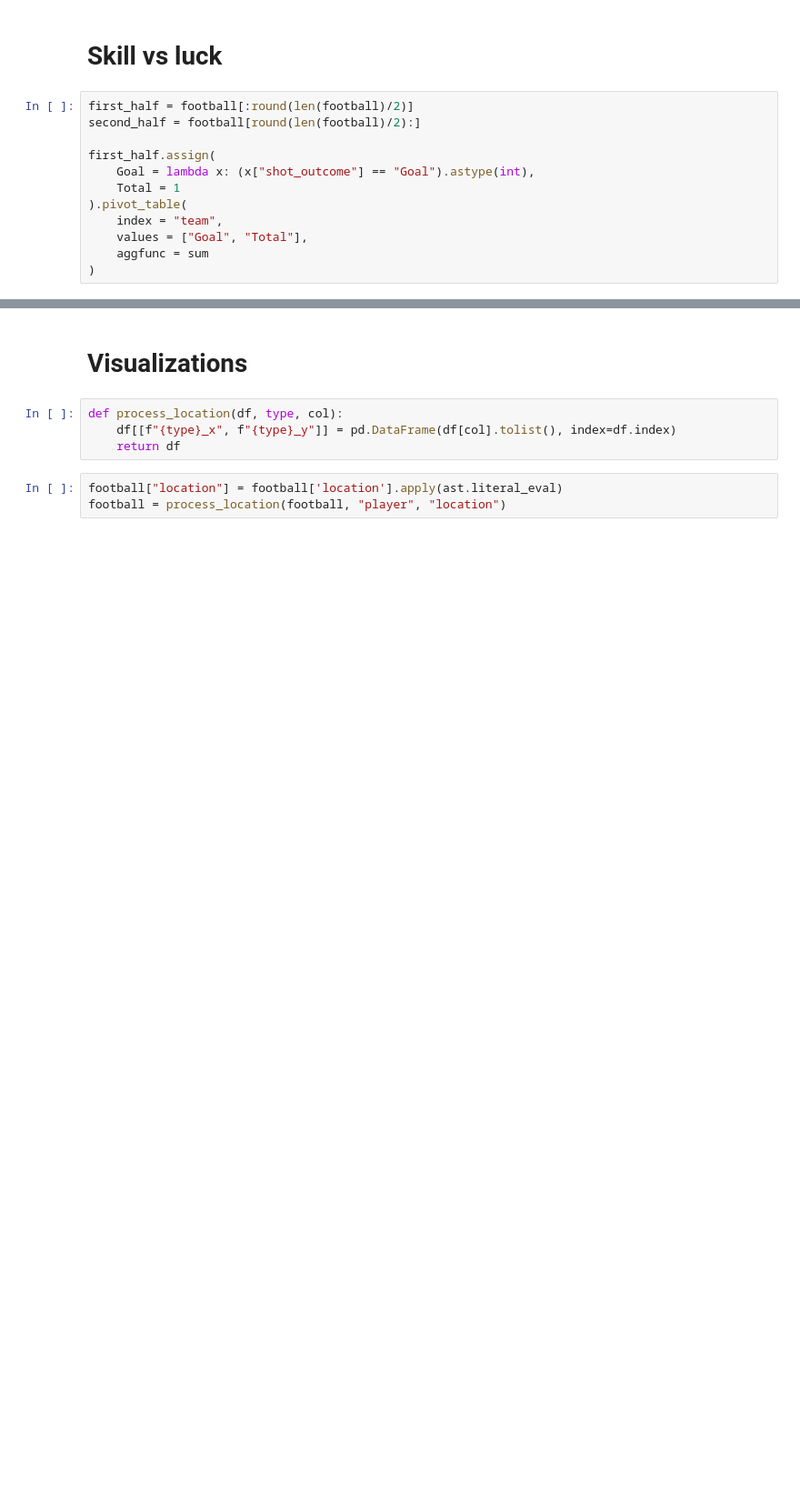
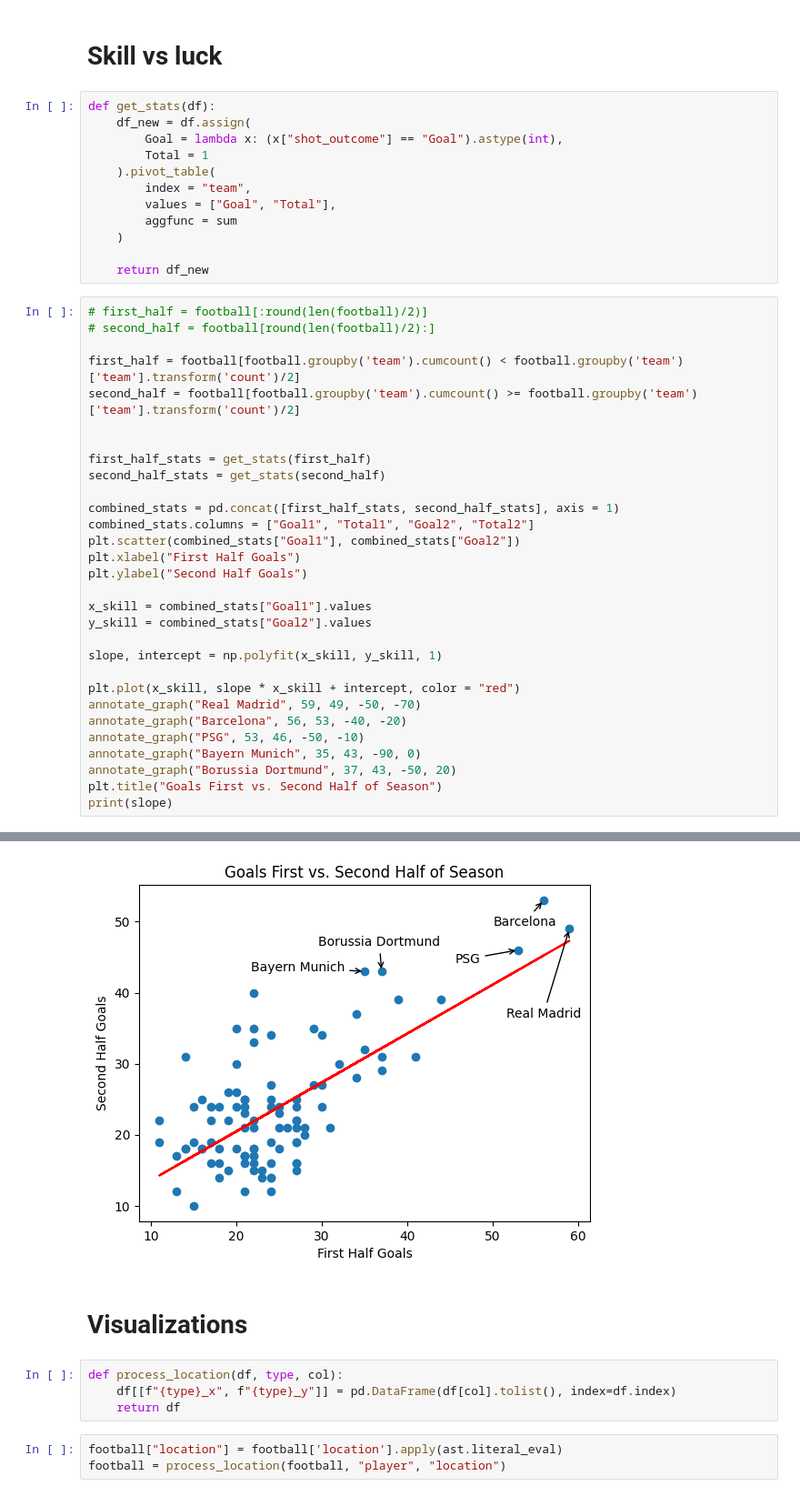
Before and after one commit to kaspar-soukup/expected_goals, a Jupyter notebook: Expected-Goals/notebooks/EDA.ipynb, the cells around one changed output, grey strips where cells are left out. Shown at 91% size. Cells and saved outputs as stored; diff of their text form; blank space fills up the shorter version.

```diff
--- a/Expected-Goals/notebooks/EDA.ipynb
+++ b/Expected-Goals/notebooks/EDA.ipynb
@@ -236,15 +295,45 @@ plt.show()
 # %% [markdown]
 # Skill vs luck
+# %%
+def get_stats(df):
+    df_new = df.assign(
+        Goal = lambda x: (x["shot_outcome"] == "Goal").astype(int),
+        Total = 1
+    ).pivot_table(
+        index = "team",
+        values = ["Goal", "Total"],
+        aggfunc = sum
+    )
+
+    return df_new
 # %%
-first_half = football[:round(len(football)/2)]
-second_half = football[round(len(football)/2):]
+# first_half = football[:round(len(football)/2)]
+# second_half = football[round(len(football)/2):]
 
-first_half.assign(
-    Goal = lambda x: (x["shot_outcome"] == "Goal").astype(int),
-    Total = 1
-).pivot_table(
-    index = "team",
-    values = ["Goal", "Total"],
-    aggfunc = sum
-)
+first_half = football[football.groupby('team').cumcount() < football.groupby('team')['team'].transform('count')/2]
+second_half = football[football.groupby('team').cumcount() >= football.groupby('team')['team'].transform('count')/2]
+
+
+first_half_stats = get_stats(first_half)
+second_half_stats = get_stats(second_half)
+
+combined_stats = pd.concat([first_half_stats, second_half_stats], axis = 1)
+combined_stats.columns = ["Goal1", "Total1", "Goal2", "Total2"]
+plt.scatter(combined_stats["Goal1"], combined_stats["Goal2"])
+plt.xlabel("First Half Goals")
+plt.ylabel("Second Half Goals")
+
+x_skill = combined_stats["Goal1"].values
+y_skill = combined_stats["Goal2"].values
+
+slope, intercept = np.polyfit(x_skill, y_skill, 1)
+
+plt.plot(x_skill, slope * x_skill + intercept, color = "red")
+annotate_graph("Real Madrid", 59, 49, -50, -70)
+annotate_graph("Barcelona", 56, 53, -40, -20)
+annotate_graph("PSG", 53, 46, -50, -10)
+annotate_graph("Bayern Munich", 35, 43, -90, 0)
+annotate_graph("Borussia Dortmund", 37, 43, -50, 20)
+plt.title("Goals First vs. Second Half of Season")
+print(slope)
 # %% [output]
@@ -269,3 +341,4 @@ first_half.assign(
+[figure, added]
 # %% [markdown]
 # Visualizations
 # %%
```
Also changed, not shown: parts of 7 cells of this notebook, 1 other file.
